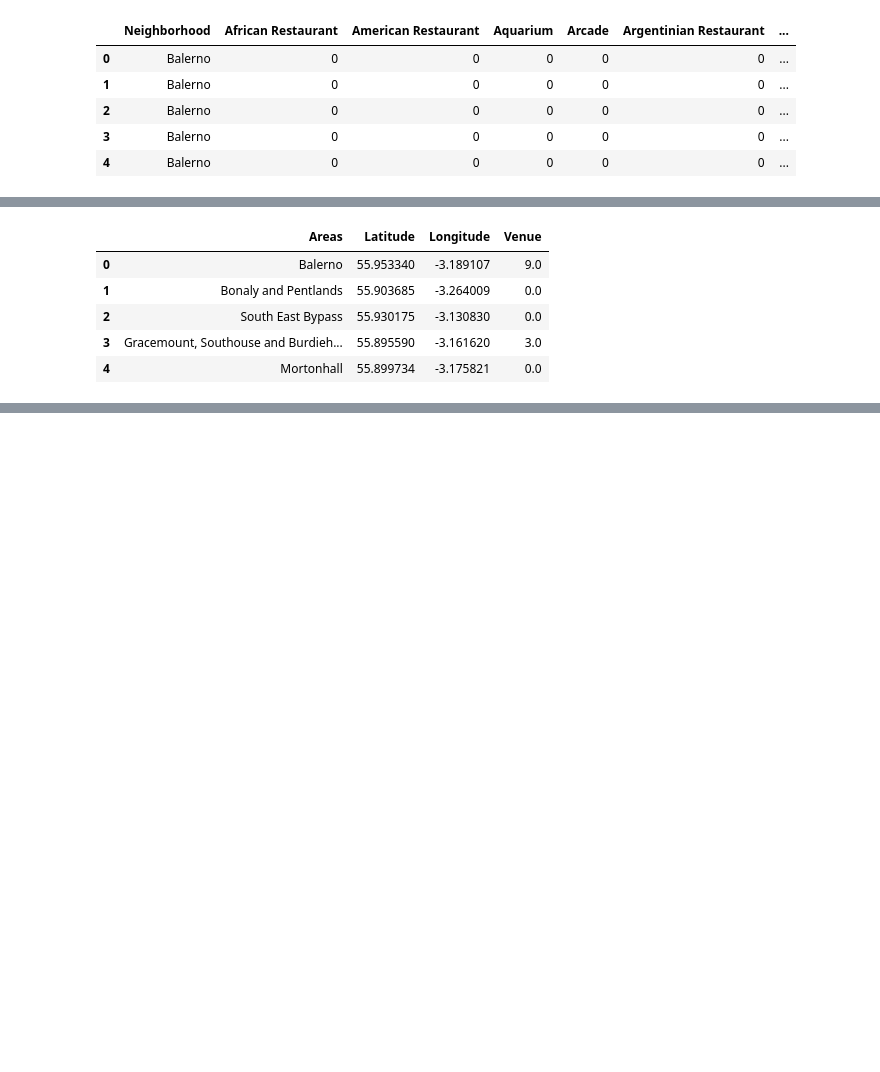
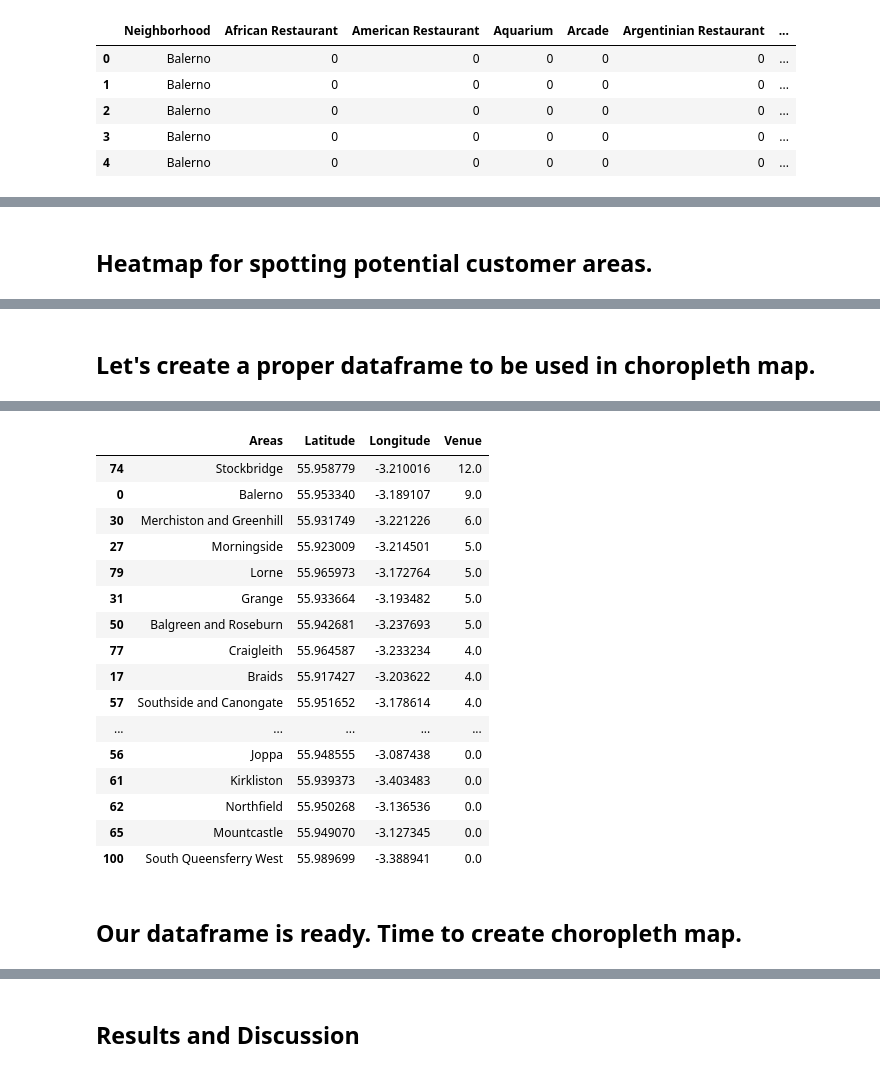
Before and after one commit to scozcan/Coursera_Capstone, a Jupyter notebook: coursera_ibm_data_science_capstone_edinburgh.ipynb, the cells around one changed output, grey strips where cells are left out. Drawn from its saved outputs; the diff is of its cells as text; code cells hidden in the pictures; blank space fills up the shorter version.

```diff
--- a/coursera_ibm_data_science_capstone_edinburgh.ipynb
+++ b/coursera_ibm_data_science_capstone_edinburgh.ipynb
@@ -367,6 +412,8 @@ for lat, lng, Venue in zip(cs_data['Venue Latitude'], cs_data['Venue Longitude']
 map_edinburgh_coffee
 # %% [output]
 [interactive output not drawn]
+# %% [markdown]
+<h2>Heatmap for spotting potential customer areas.</h2>
 # %%
 #Heatmap for spotting potential customer areas.
 from folium.plugins import HeatMap
@@ -385,6 +432,8 @@ HeatMap(list(zip(latt, lngt))).add_to(map)
 map
 # %% [output]
 [interactive output not drawn]
+# %% [markdown]
+<h2>Let's create a proper dataframe to be used in choropleth map.</h2>
 # %%
 #Let's see coffee shop and cafe numbers of venues.
 cs_data.groupby('Neighborhood').count().reset_index()
@@ -413,15 +462,28 @@ map_data = cs_data.groupby('Neighborhood').count().reset_index()
 edinburgh_Coffee_map = folium.Map(location=[latitude, longitude], zoom_start=11)
 # %%
 map_data2 = map_data.drop(['Neighborhood Latitude', 'Neighborhood Longitude','Venue Latitude','Venue Longitude','Venue Category'], axis=1)
-chloro = df.join(map_data2.set_index('Neighborhood'), on='Areas')
-chloro = chloro.replace('NaN', 0)
-chloro.fillna(0, inplace=True)
-chloro.head()
+choro = df.join(map_data2.set_index('Neighborhood'), on='Areas')
+choro = choro.replace('NaN', 0)
+choro.fillna(0, inplace=True)
+choro.sort_values(by=['Venue'],ascending=False)
 # %% [output]
 |  | Areas | Latitude | Longitude | Venue |
+| 74 | Stockbridge | 55.958779 | -3.210016 | 12.0 |
 | 0 | Balerno | 55.953340 | -3.189107 | 9.0 |
-| 1 | Bonaly and Pentlands | 55.903685 | -3.264009 | 0.0 |
-| 2 | South East Bypass | 55.930175 | -3.130830 | 0.0 |
-| 3 | Gracemount, Southouse and Burdieh... | 55.895590 | -3.161620 | 3.0 |
-| 4 | Mortonhall | 55.899734 | -3.175821 | 0.0 |
+| 30 | Merchiston and Greenhill | 55.931749 | -3.221226 | 6.0 |
+| 27 | Morningside | 55.923009 | -3.214501 | 5.0 |
+| 79 | Lorne | 55.965973 | -3.172764 | 5.0 |
+| 31 | Grange | 55.933664 | -3.193482 | 5.0 |
+| 50 | Balgreen and Roseburn | 55.942681 | -3.237693 | 5.0 |
+| 77 | Craigleith | 55.964587 | -3.233234 | 4.0 |
+| 17 | Braids | 55.917427 | -3.203622 | 4.0 |
+| 57 | Southside and Canongate | 55.951652 | -3.178614 | 4.0 |
+| ... | ... | ... | ... | ... |
+| 56 | Joppa | 55.948555 | -3.087438 | 0.0 |
+| 61 | Kirkliston | 55.939373 | -3.403483 | 0.0 |
+| 62 | Northfield | 55.950268 | -3.136536 | 0.0 |
+| 65 | Mountcastle | 55.949070 | -3.127345 | 0.0 |
+| 100 | South Queensferry West | 55.989699 | -3.388941 | 0.0 |
+# %% [markdown]
+<h2>Our dataframe is ready. Time to create choropleth map.</h2>
 # %%
@@ -442,3 +515,5 @@ edinburgh_Coffee_map.choropleth(
 edinburgh_Coffee_map
 # %% [output]
 [interactive output not drawn]
+# %% [markdown]
+## Results and Discussion <a name="results"></a>
```
Also changed, not shown: parts of 19 cells of this notebook.
